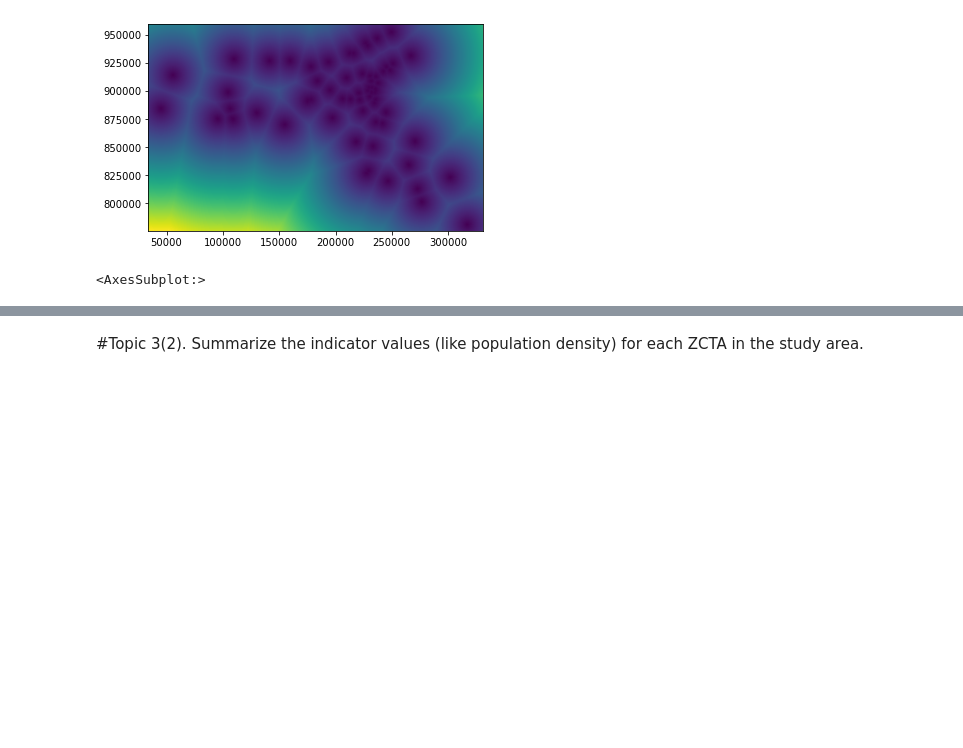
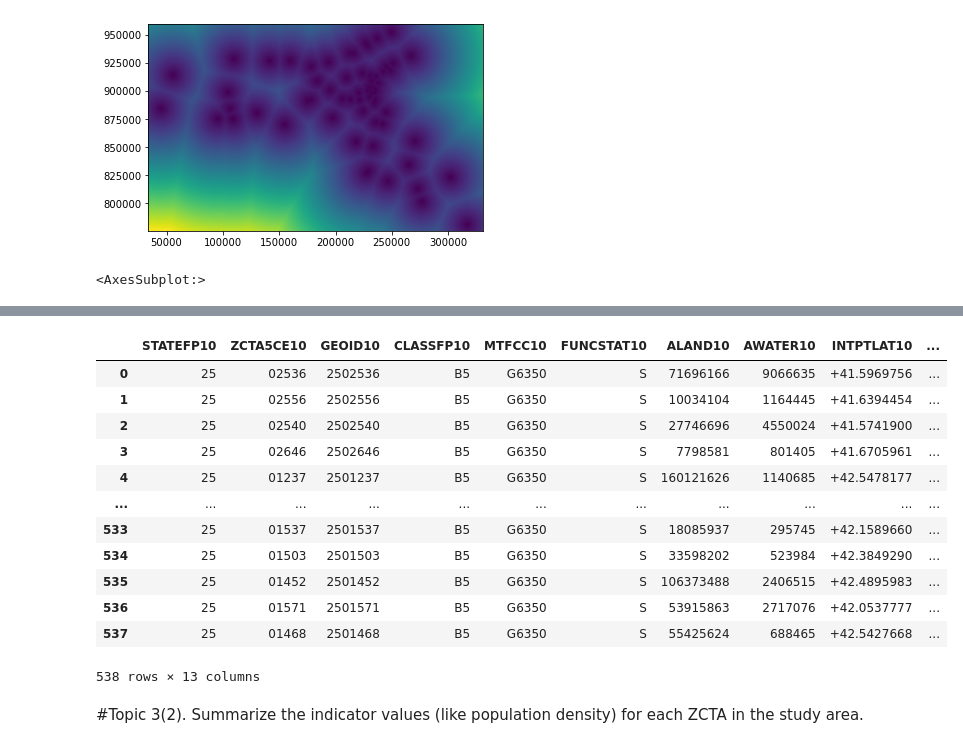
Before and after one commit to kameice97/uep239-finalproject, a Jupyter notebook: UEP 239 Final Assignment.ipynb, the cells around one changed output, grey strips where cells are left out. Saved outputs shown, nothing was run; the diff lists cells and outputs as text; code cells hidden in the pictures; blank space fills up the shorter version.

```diff
--- a/UEP 239 Final Assignment.ipynb
+++ b/UEP 239 Final Assignment.ipynb
@@ -621,3 +639,19 @@ zcta_hosp = zcta.merge(zs_hosp,left_on='ZCTA5CE10', right_on='ZCTA5CE10')
+# %%
+zcta
+# %% [output]
+|  | STATEFP10 | ZCTA5CE10 | GEOID10 | CLASSFP10 | MTFCC10 | FUNCSTAT10 | ALAND10 | AWATER10 | INTPTLAT10 | ... |
+| 0 | 25 | 02536 | 2502536 | B5 | G6350 | S | 71696166 | 9066635 | +41.5969756 | ... |
+| 1 | 25 | 02556 | 2502556 | B5 | G6350 | S | 10034104 | 1164445 | +41.6394454 | ... |
+| 2 | 25 | 02540 | 2502540 | B5 | G6350 | S | 27746696 | 4550024 | +41.5741900 | ... |
+| 3 | 25 | 02646 | 2502646 | B5 | G6350 | S | 7798581 | 801405 | +41.6705961 | ... |
+| 4 | 25 | 01237 | 2501237 | B5 | G6350 | S | 160121626 | 1140685 | +42.5478177 | ... |
+| ... | ... | ... | ... | ... | ... | ... | ... | ... | ... | ... |
+| 533 | 25 | 01537 | 2501537 | B5 | G6350 | S | 18085937 | 295745 | +42.1589660 | ... |
+| 534 | 25 | 01503 | 2501503 | B5 | G6350 | S | 33598202 | 523984 | +42.3849290 | ... |
+| 535 | 25 | 01452 | 2501452 | B5 | G6350 | S | 106373488 | 2406515 | +42.4895983 | ... |
+| 536 | 25 | 01571 | 2501571 | B5 | G6350 | S | 53915863 | 2717076 | +42.0537777 | ... |
+| 537 | 25 | 01468 | 2501468 | B5 | G6350 | S | 55425624 | 688465 | +42.5427668 | ... |
+538 rows × 13 columns
 # %%
 #do I need this?
 #will change values based on results from zonal stats
```
Also changed, not shown: parts of 17 cells of this notebook, 2 other files.
